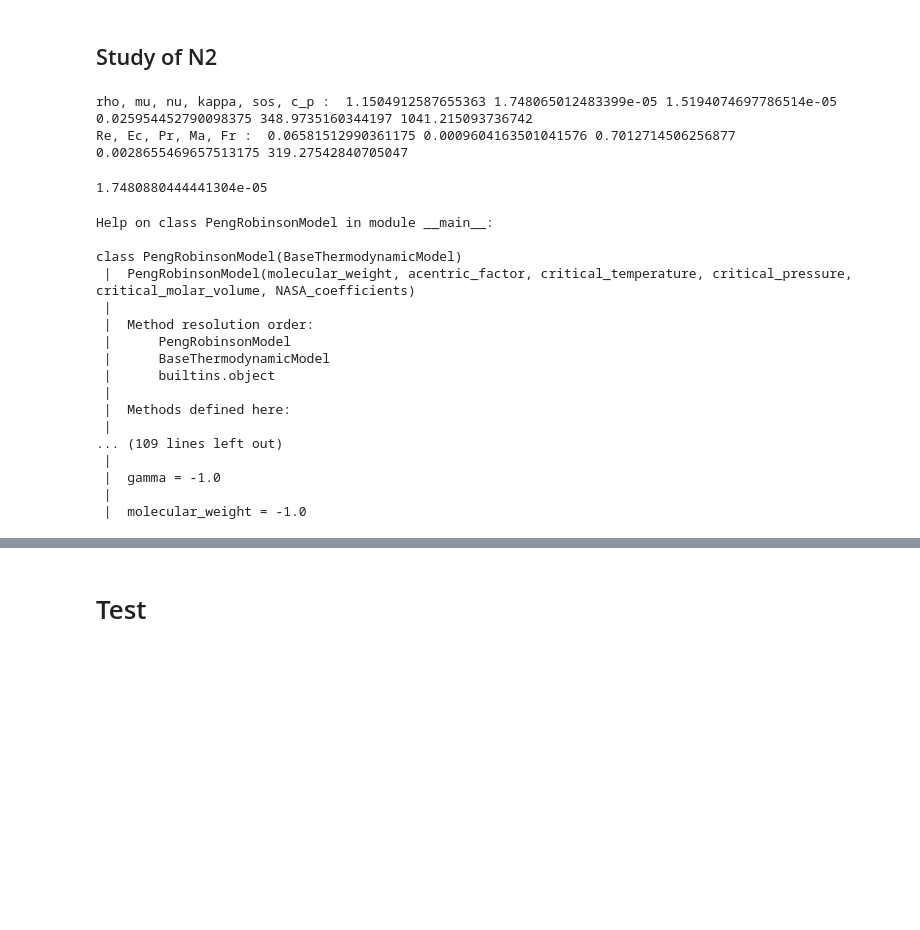
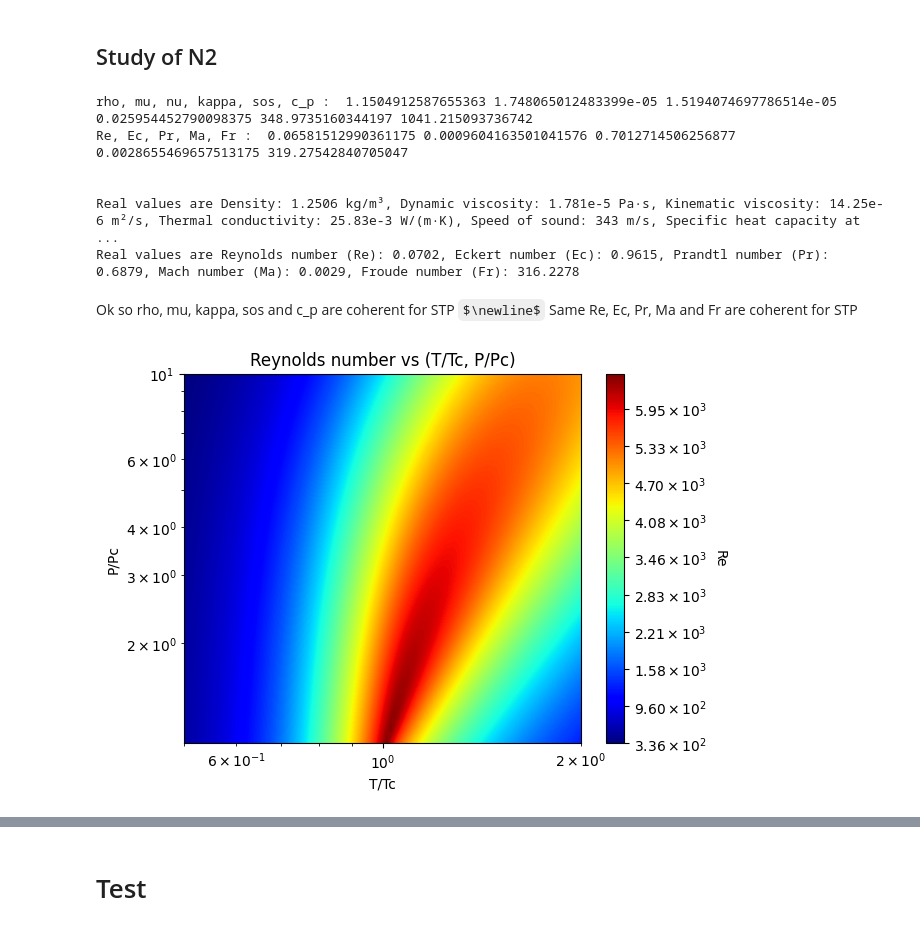
Before and after one commit to henri-avec-un-i/UPC_internship, a Jupyter notebook: caracterisation_of_turbulent_scales_dimensionless.ipynb, the cells around one changed output, grey strips where cells are left out. Saved outputs shown, nothing was run; the diff lists cells and outputs as text; code cells hidden in the pictures; some formulas as TeX source; blank space fills up the shorter version.

```diff
--- a/caracterisation_of_turbulent_scales_dimensionless.ipynb
+++ b/caracterisation_of_turbulent_scales_dimensionless.ipynb
@@ -1149,3 +1382,5 @@ for i in range(P_number_of_points):
+# %%
+rho_array, mu_array, nu_array, kappa_array, sos_array, c_p_array, Re_array, Ec_array, Pr_array, Ma_array, Fr_array = interest_parameters(P_list_SI, T_list_SI, nitrogen, nitrogen_transport_coefficients)
 # %%
 #Check if values are coherents at STP
 P0 = 1e5 #in Pa
@@ -1170,30 +1405,21 @@ Fr = calculate_froude_number(U, L)
 
 print('rho, mu, nu, kappa, sos, c_p : ', rho, mu, nu, kappa, sos, c_p)
 print('Re, Ec, Pr, Ma, Fr : ', Re, Ec, Pr, Ma, Fr)
+print()
+print()
+print('Real values are Density: 1.2506 kg/m³, Dynamic viscosity: 1.781e-5 Pa·s, Kinematic viscosity: 14.25e-6 m²/s, Thermal conductivity: 25.83e-3 W/(m·K), Speed of sound: 343 m/s, Specific heat capacity at constant pressure (c_p): 1.04 kJ/(kg·K)')
+print('Real values are Reynolds number (Re): 0.0702, Eckert number (Ec): 0.9615, Prandtl number (Pr): 0.6879, Mach number (Ma): 0.0029, Froude number (Fr): 316.2278')
 # %% [output]
 rho, mu, nu, kappa, sos, c_p :  1.1504912587655363 1.748065012483399e-05 1.5194074697786514e-05 0.025954452790098375 348.9735160344197 1041.215093736742
 Re, Ec, Pr, Ma, Fr :  0.06581512990361175 0.0009604163501041576 0.7012714506256877 0.0028655469657513175 319.27542840705047
+
+
+Real values are Density: 1.2506 kg/m³, Dynamic viscosity: 1.781e-5 Pa·s, Kinematic viscosity: 14.25e-6 m²/s, Thermal conductivity: 25.83e-3 W/(m·K), Speed of sound: 343 m/s, Specific heat capacity at  ...
+Real values are Reynolds number (Re): 0.0702, Eckert number (Ec): 0.9615, Prandtl number (Pr): 0.6879, Mach number (Ma): 0.0029, Froude number (Fr): 316.2278
-# %%
-nitrogen_transport_coefficients.calculateDynamicViscosity(10e5, 293, 1.2)
-# %% [output]
-1.7480880444441304e-05
-# %%
-help(PengRobinsonModel)
-# %% [output]
-Help on class PengRobinsonModel in module __main__:
-
-class PengRobinsonModel(BaseThermodynamicModel)
- |  PengRobinsonModel(molecular_weight, acentric_factor, critical_temperature, critical_pressure, critical_molar_volume, NASA_coefficients)
- |
- |  Method resolution order:
- |      PengRobinsonModel
- |      BaseThermodynamicModel
- |      builtins.object
- |
- |  Methods defined here:
- |
-... (109 lines left out)
- |
- |  gamma = -1.0
- |
- |  molecular_weight = -1.0
+# %% [markdown]
+Ok so rho, mu, kappa, sos and c_p are coherent for STP $\newline$
+Same Re, Ec, Pr, Ma and Fr are coherent for STP
+# %%
+plot_Re_PvsT(T_list_r, P_list_r, Re_array, T_r_log_scale=True, P_r_log_scale=True, Re_log_scale=False, colormap='jet', nbr_of_contours=1000)
+# %% [output]
+[figure, added]
```
Also changed, not shown: parts of 14 cells of this notebook.
